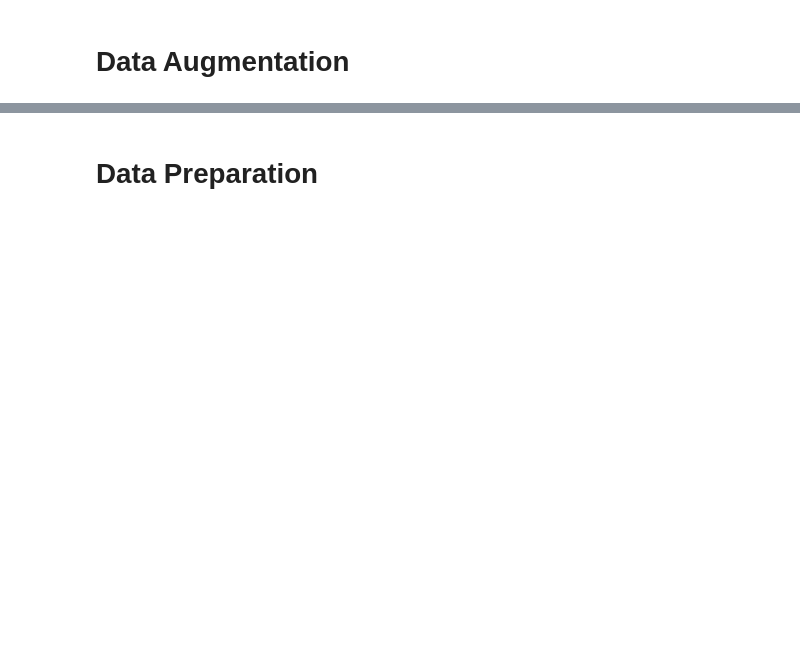
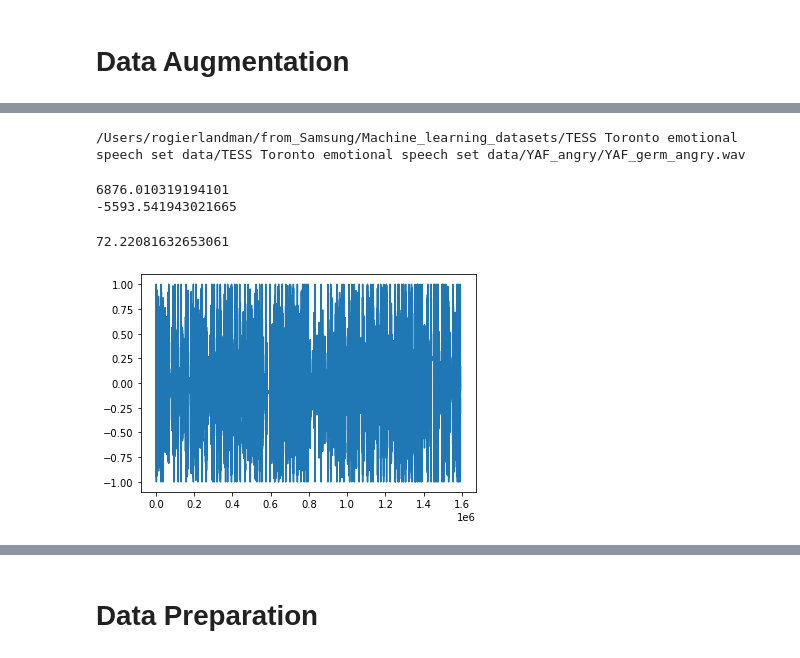
Before and after one commit to mineraldragon/Audio_emotion_detection, a Jupyter notebook: ai-uni-project-Copy1.ipynb, the cells around one changed output, grey strips where cells are left out. Drawn from its saved outputs; the diff is of its cells as text; code cells hidden in the pictures; blank space fills up the shorter version.

```diff
--- a/ai-uni-project-Copy1.ipynb
+++ b/ai-uni-project-Copy1.ipynb
@@ -472,0 +503,16 @@ BAD: /Users/rogierlandman/from_Samsung/Machine_learning_datasets/TESS Toronto em
+# %%
+output_path="/Users/rogierlandman/from_Samsung/Machine_learning_datasets/temp1/"
+
+duration = []
+
+for f in range (len(Data_Combined)):
+
+    file_Path = f'{Data_Combined.iloc[f, 1]}'
+
+    #load audio ..
+    data, samplerate = sf.read(file_Path)
+
+    #resample
+    duration.append(len(data) / samplerate)
+
+plt.hist(duration)
@@ -472,0 +631,4 @@ BAD: /Users/rogierlandman/from_Samsung/Machine_learning_datasets/TESS Toronto em
+# %%
+print(file_Path)
+# %% [output]
+/Users/rogierlandman/from_Samsung/Machine_learning_datasets/TESS Toronto emotional speech set data/TESS Toronto emotional speech set data/YAF_angry/YAF_germ_angry.wav
@@ -472,0 +638,12 @@ BAD: /Users/rogierlandman/from_Samsung/Machine_learning_datasets/TESS Toronto em
+# %%
+print(c_mx)
+print(c_mn)
+#data= np.arange(12).reshape((3, 4))
+#print(data.ndim)
+plt.plot(cumdata)
+len(cumdata)/22050
+# %% [output]
+6876.010319194101
+-5593.541943021665
+72.22081632653061
+[figure, added]
```
Also changed, not shown: parts of 19 cells of this notebook.
